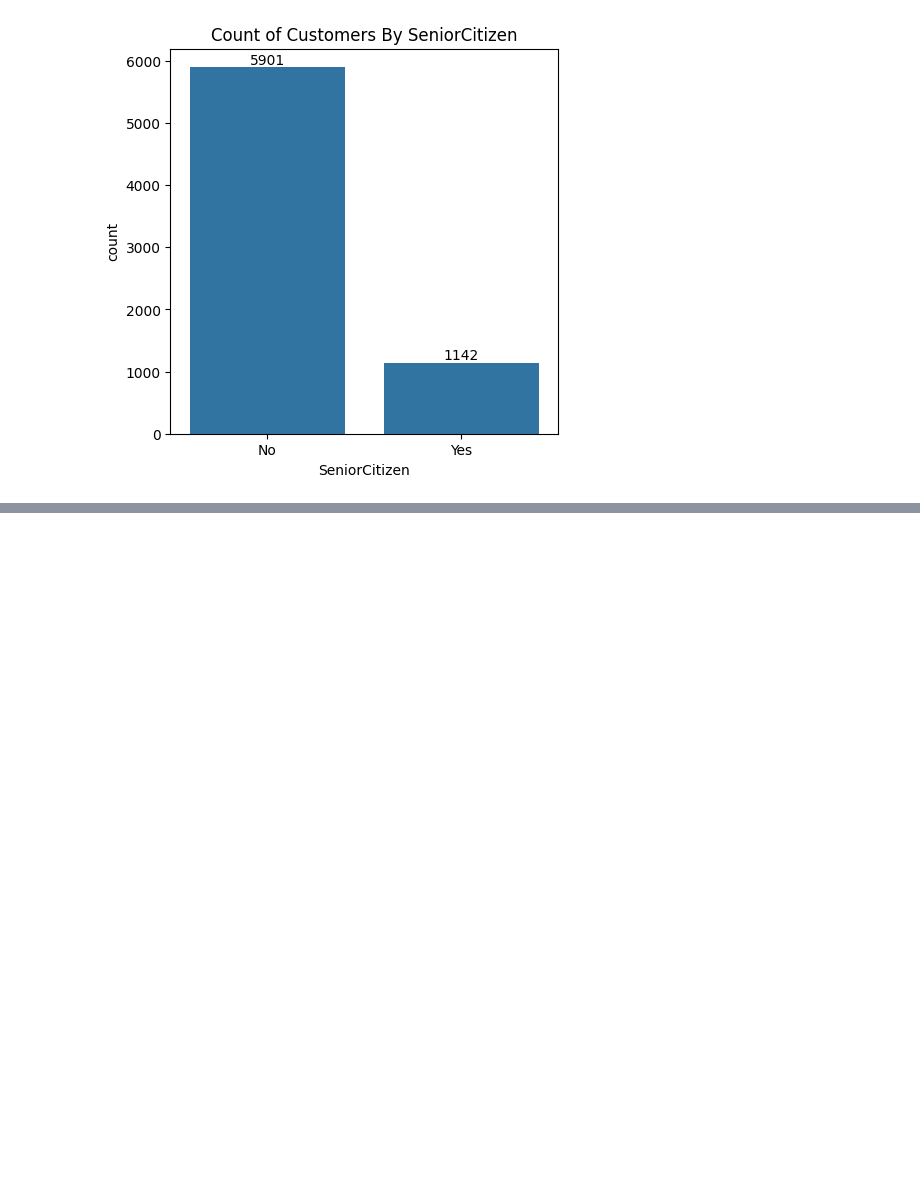
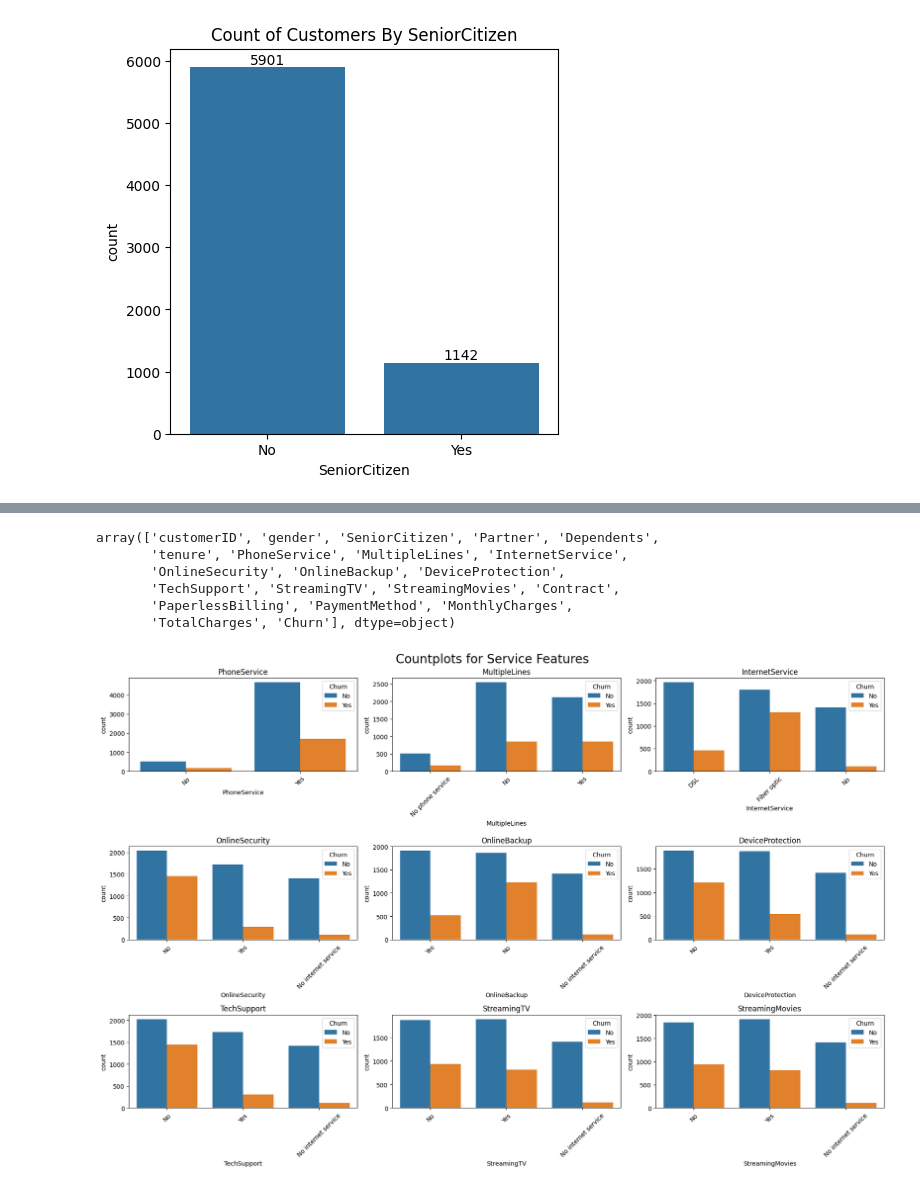
Before and after one commit to Kanchan20-Mandal/Adv-Python-9-to-11am, a Jupyter notebook: EDA_for_Customer_Churn.ipynb, the cells around one changed output, grey strips where cells are left out. Saved outputs shown, nothing was run; the diff lists cells and outputs as text; code cells hidden in the pictures; blank space fills up the shorter version.

```diff
--- a/EDA_for_Customer_Churn.ipynb
+++ b/EDA_for_Customer_Churn.ipynb
@@ -131,0 +154,36 @@ plt.show()
+# %%
+df.columns.values
+# %% [output]
+array(['customerID', 'gender', 'SeniorCitizen', 'Partner', 'Dependents',
+       'tenure', 'PhoneService', 'MultipleLines', 'InternetService',
+       'OnlineSecurity', 'OnlineBackup', 'DeviceProtection',
+       'TechSupport', 'StreamingTV', 'StreamingMovies', 'Contract',
+       'PaperlessBilling', 'PaymentMethod', 'MonthlyCharges',
+       'TotalCharges', 'Churn'], dtype=object)
+# %%
+# Assuming df is your DataFrame
+columns = ['PhoneService', 'MultipleLines', 'InternetService',
+           'OnlineSecurity', 'OnlineBackup', 'DeviceProtection',
+           'TechSupport', 'StreamingTV', 'StreamingMovies']
+
+# Set up subplot grid: 3 rows, 3 columns
+fig, axes = plt.subplots(3, 3, figsize=(18, 12))
+fig.suptitle('Countplots for Service Features', fontsize=20)
+
+# Flatten axes for easy iteration
+axes = axes.flatten()
+
+# Loop through columns and create countplots
+for i, col in enumerate(columns):
+    sns.countplot(data=df, x=col, ax=axes[i], hue=df['Churn'])
+    axes[i].set_title(col)
+    axes[i].tick_params(axis='x', rotation=45)
+
+# Remove any unused subplots (in case there are more axes than columns)
+for j in range(len(columns), len(axes)):
+    fig.delaxes(axes[j])
+
+plt.tight_layout()
+plt.show()
+# %% [output]
+[figure, added]
```
Also changed, not shown: parts of 8 cells of this notebook.
